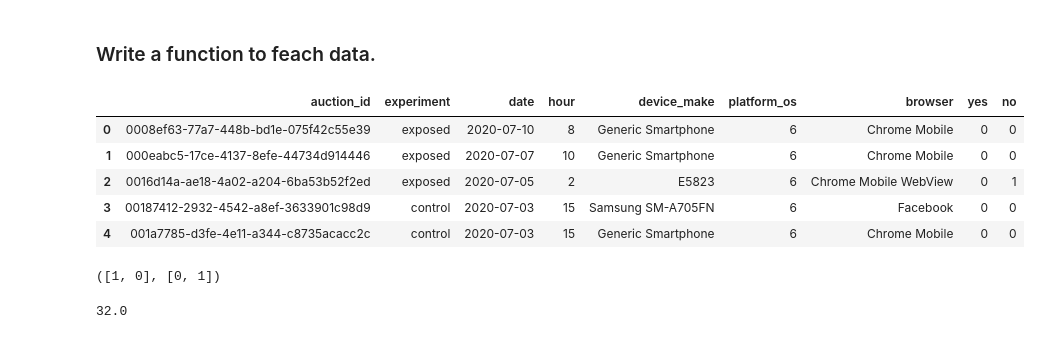
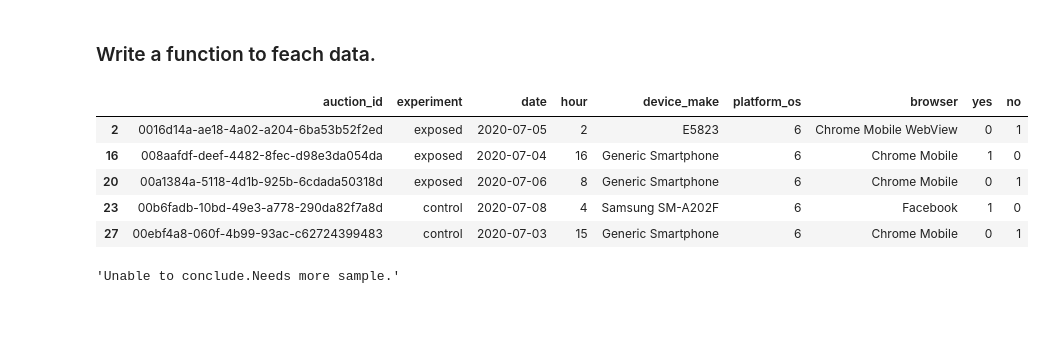
Before and after one commit to Nathnael12/A_B-Hypothesis-Testing, a Jupyter notebook: notebooks/sequential_testing.ipynb, the cells around one changed output. Saved outputs shown, nothing was run; the diff lists cells and outputs as text; code cells hidden in the pictures.

```diff
--- a/notebooks/sequential_testing.ipynb
+++ b/notebooks/sequential_testing.ipynb
@@ -89,13 +93,15 @@ from clean_data import DataCleaner
 util=Utils()
 cleaner=DataCleaner()
 # %%
-data=util.load_data('../data/AdSmartABdata.csv')
-data.head()
+df=util.load_data('../data/AdSmartABdata.csv')
+df=cleaner.drop_unresponsive(df)
+
+df.head()
 # %% [output]
 |  | auction_id | experiment | date | hour | device_make | platform_os | browser | yes | no |
-| 0 | 0008ef63-77a7-448b-bd1e-075f42c55e39 | exposed | 2020-07-10 | 8 | Generic Smartphone | 6 | Chrome Mobile | 0 | 0 |
-| 1 | 000eabc5-17ce-4137-8efe-44734d914446 | exposed | 2020-07-07 | 10 | Generic Smartphone | 6 | Chrome Mobile | 0 | 0 |
 | 2 | 0016d14a-ae18-4a02-a204-6ba53b52f2ed | exposed | 2020-07-05 | 2 | E5823 | 6 | Chrome Mobile WebView | 0 | 1 |
-| 3 | 00187412-2932-4542-a8ef-3633901c98d9 | control | 2020-07-03 | 15 | Samsung SM-A705FN | 6 | Facebook | 0 | 0 |
-| 4 | 001a7785-d3fe-4e11-a344-c8735acacc2c | control | 2020-07-03 | 15 | Generic Smartphone | 6 | Chrome Mobile | 0 | 0 |
+| 16 | 008aafdf-deef-4482-8fec-d98e3da054da | exposed | 2020-07-04 | 16 | Generic Smartphone | 6 | Chrome Mobile | 1 | 0 |
+| 20 | 00a1384a-5118-4d1b-925b-6cdada50318d | exposed | 2020-07-06 | 8 | Generic Smartphone | 6 | Chrome Mobile | 0 | 1 |
+| 23 | 00b6fadb-10bd-49e3-a778-290da82f7a8d | control | 2020-07-08 | 4 | Samsung SM-A202F | 6 | Facebook | 1 | 0 |
+| 27 | 00ebf4a8-060f-4b99-93ac-c62724399483 | control | 2020-07-03 | 15 | Generic Smartphone | 6 | Chrome Mobile | 0 | 1 |
 # %%
@@ -139,12 +145,3 @@ def transform_data(df):
 
   data_stream=(data_control_bernouli,data_exposed_bernouli)
   return data_stream
-# %%
-([1,0],[0,1])
-# %% [output]
-([1, 0], [0, 1])
-# %%
-# bernouli_constructor(pd.Series([5]),pd.Series([2]))
-pmf(5,2)
-# %% [output]
-32.0
@@ -350,0 +363,4 @@ def ConditionalSPRT(self,x,y,t1,alpha=0.05,beta=0.10,stop=None):
+# %%
+result[0]
+# %% [output]
+'Unable to conclude.Needs more sample.'
```
Also changed, not shown: parts of 8 cells of this notebook.
